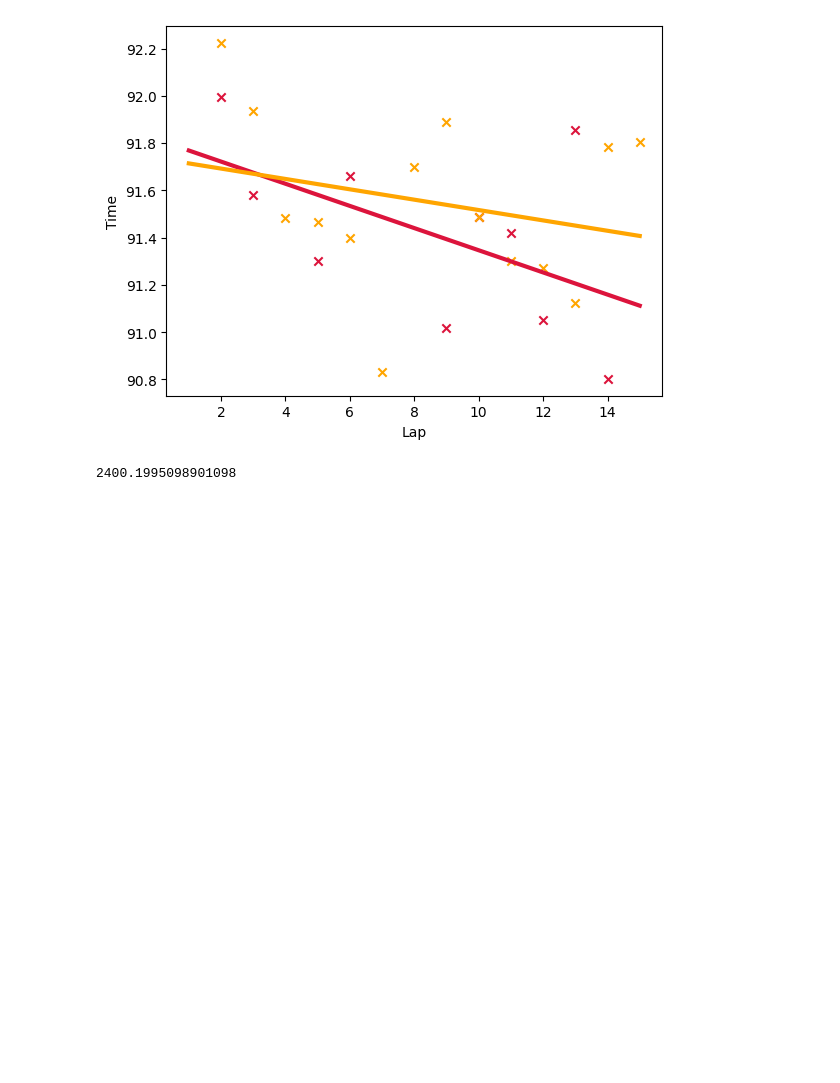
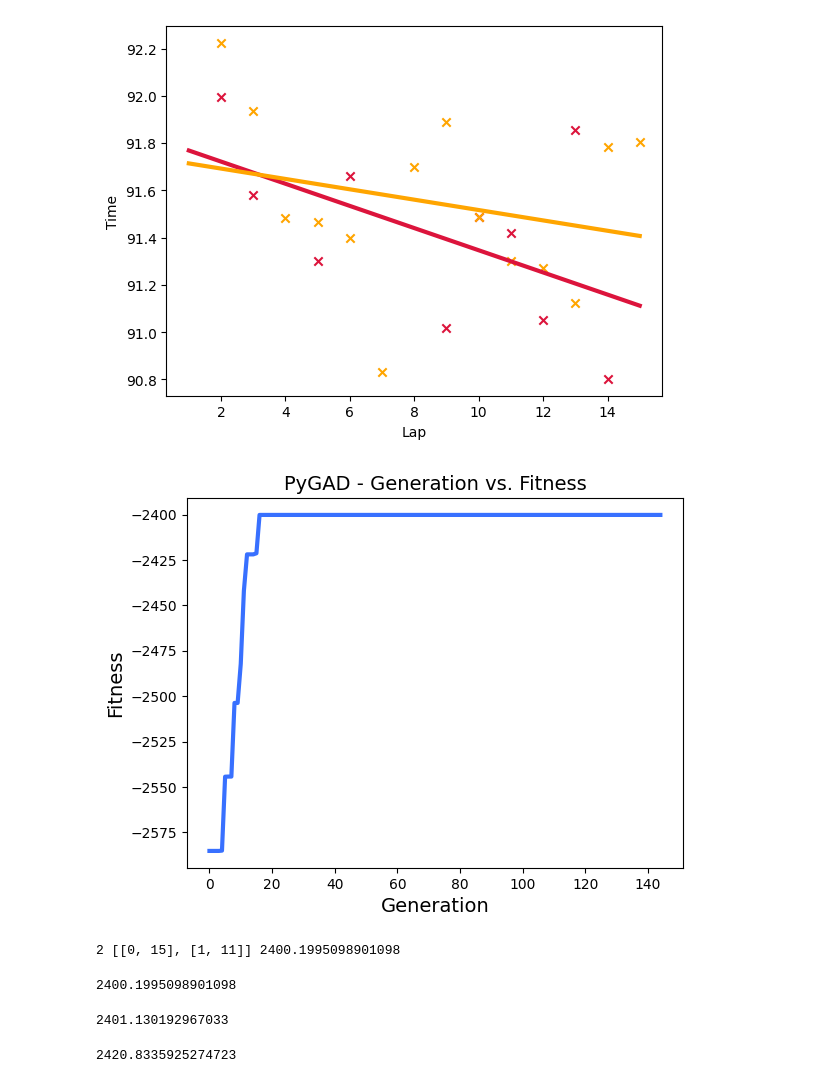
Before and after one commit to gediminasz/simracing, a Jupyter notebook: gtsrl/s52/strategy.ipynb, the cells around one changed output. Drawn from its saved outputs; the diff is of its cells as text; code cells hidden in the pictures; blank space fills up the shorter version.

Commit message:
Extract strategy prediction

```diff
--- a/gtsrl/s52/strategy.ipynb
+++ b/gtsrl/s52/strategy.ipynb
@@ -156,45 +68,40 @@ model.evaluate(((Tyre.RS, 8), (Tyre.RM, 12)))
 # %%
 # 2. Red Bull Ring; Tx5; Fx3
 
 data = """
 Lap	RS	RM
 2	91.994	92.224
 3	91.580	91.934
 4		91.481
 5	91.301	91.465
 6	91.660	91.398
 7		90.831
 8		91.697
 9	91.018	91.889
 10	91.487	91.489
 11	91.420	91.302
 12	91.051	91.273
 13	91.856	91.124
 14	90.802	91.783
 15		91.805
 """
 
 model = fit_model(
     data,
-#     available_compounds={RS, RM},
     required_compounds={Tyre.RS, Tyre.RM},
-#     lap_count=20,
     max_stint_length=15,
     pit_cost=20,  # guesstimate
 )
 
-# predict_top_strategies(
-#     data=data,
-#     available_compounds={RS, RM},
-#     required_compounds={RS, RM},
-#     lap_count=26,
-#     max_stint_length=15,
-#     pit_cost=20,  # guesstimate
-# )
-
-# print("done")
+predict_strategy(
+    model=model,
+    lap_count=26,
+    available_compounds={Tyre.RS, Tyre.RM}
+)
 # %% [output]
 [figure]
+[figure, added]
+2 [[0, 15], [1, 11]] 2400.1995098901098
 # %%
 model.evaluate(((Tyre.RS, 15), (Tyre.RM, 11)))
 # %% [output]
@@ -205,0 +109,8 @@ model.evaluate(((Tyre.RS, 15), (Tyre.RM, 11)))
+# %%
+model.evaluate(((Tyre.RS, 11), (Tyre.RM, 15)))
+# %% [output]
+2401.130192967033
+# %%
+model.evaluate(((Tyre.RS, 12), (Tyre.RS, 12),(Tyre.RM, 2)))
+# %% [output]
+2420.8335925274723
```
Also changed, not shown: parts of 6 cells of this notebook, 2 other files.
